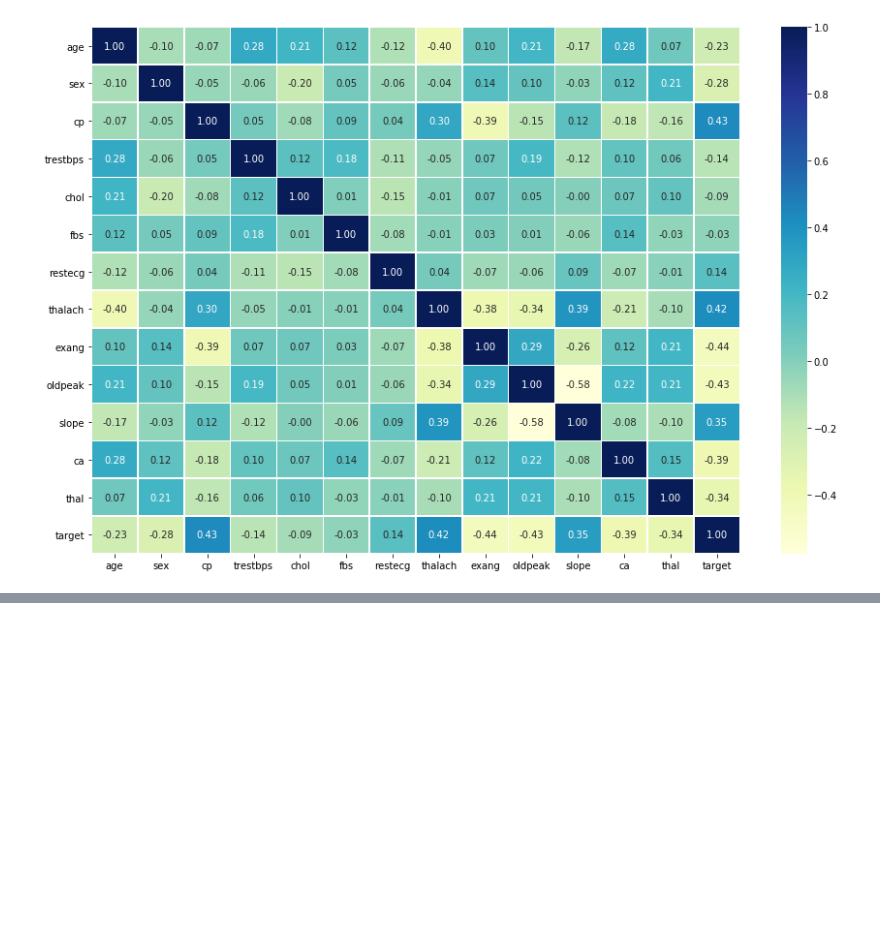
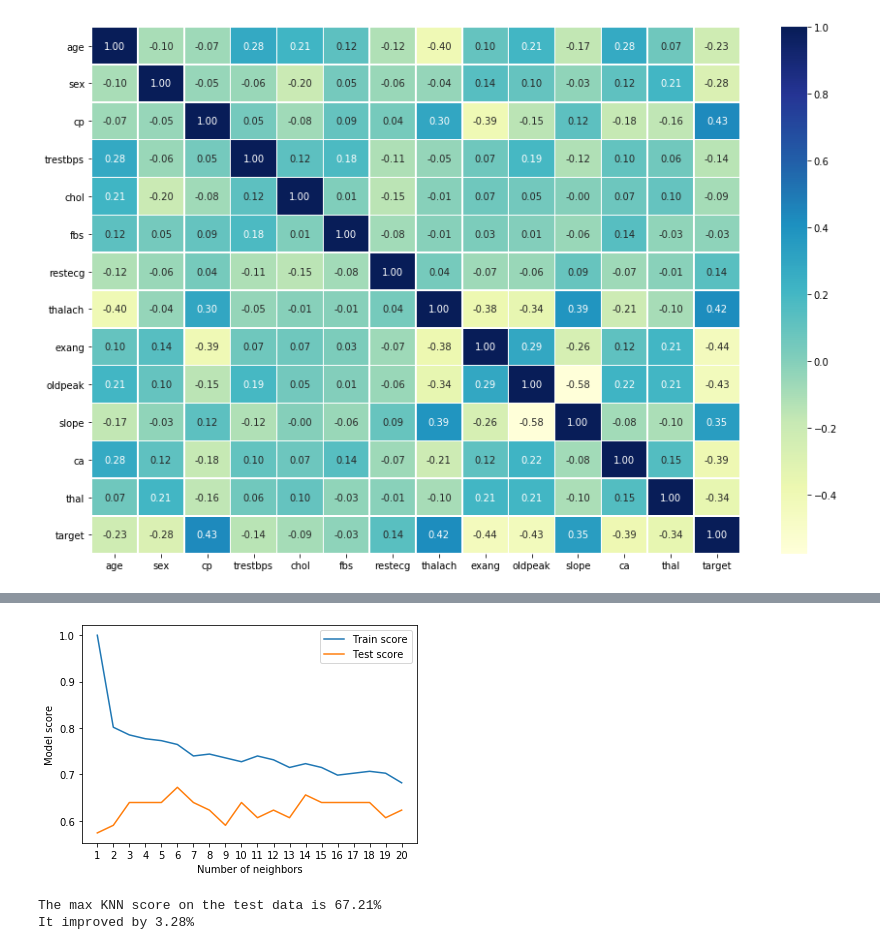
Before and after one commit to JorgePasco1/heart-disease-classification, a Jupyter notebook: heart-disease-classification.ipynb, the cells around one changed output, grey strips where cells are left out. Saved outputs shown, nothing was run; the diff lists cells and outputs as text; code cells hidden in the pictures; blank space fills up the shorter version.

```diff
--- a/heart-disease-classification.ipynb
+++ b/heart-disease-classification.ipynb
@@ -281,0 +423,22 @@ ax = sns.heatmap(c_matrix,
+# %%
+# Tuning KNeighbors
+# Let's create empty list to save the new train and test scores
+train_scores = []
+test_scores = []
+
+# Try tuning n_neighbors hyperparameter
+neighbors = range(1, 21)
+
+# Setup KNN instance
+knn = KNeighborsClassifier()
+
+# Loop through neightbors list
+for i in neighbors:
+    knn.set_params(n_neighbors=i)
+
+    # Fit the model
+    knn.fit(X_train, y_train)
+
+    # Update training and test score lists
+    train_scores.append(knn.score(X_train, y_train))
+    test_scores.append(knn.score(X_test, y_test))
@@ -281,0 +491,17 @@ ax = sns.heatmap(c_matrix,
+# %%
+plt.plot(neighbors, train_scores, label="Train score")
+plt.plot(neighbors, test_scores, label="Test score")
+plt.xlabel("Number of neighbors")
+plt.ylabel("Model score")
+plt.xticks(np.arange(1, 21, 1))
+plt.legend();
+# %% [output]
+[figure, added]
+# %%
+max_score = max(test_scores)
+improvement = (max_score - model_scores['KNeighbors'])
+print(f"The max KNN score on the test data is {max_score * 100:.2f}%")
+print(f"It improved by {improvement * 100:.2f}%")
+# %% [output]
+The max KNN score on the test data is 67.21%
+It improved by 3.28%
```
Also changed, not shown: parts of 23 cells of this notebook.
